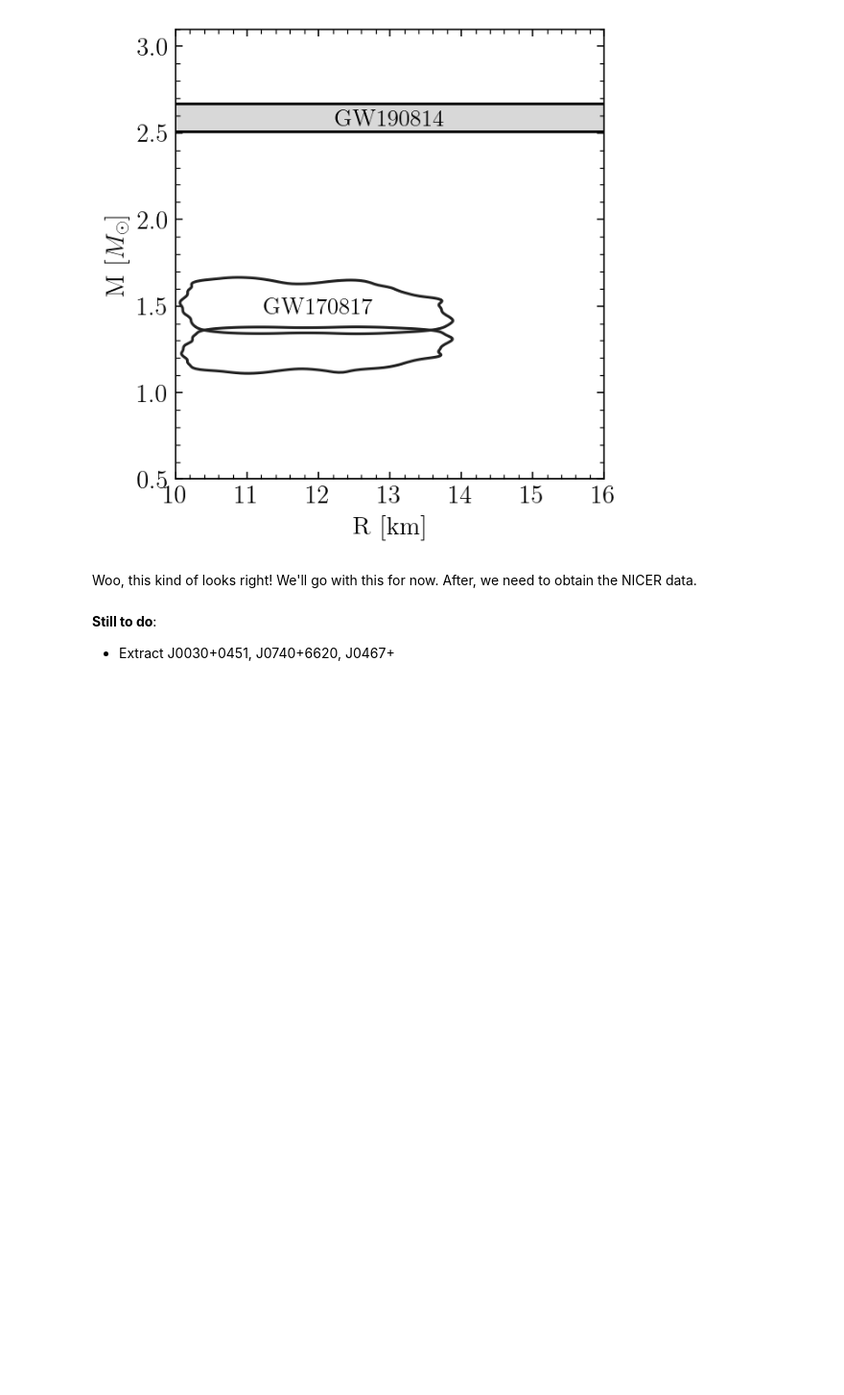
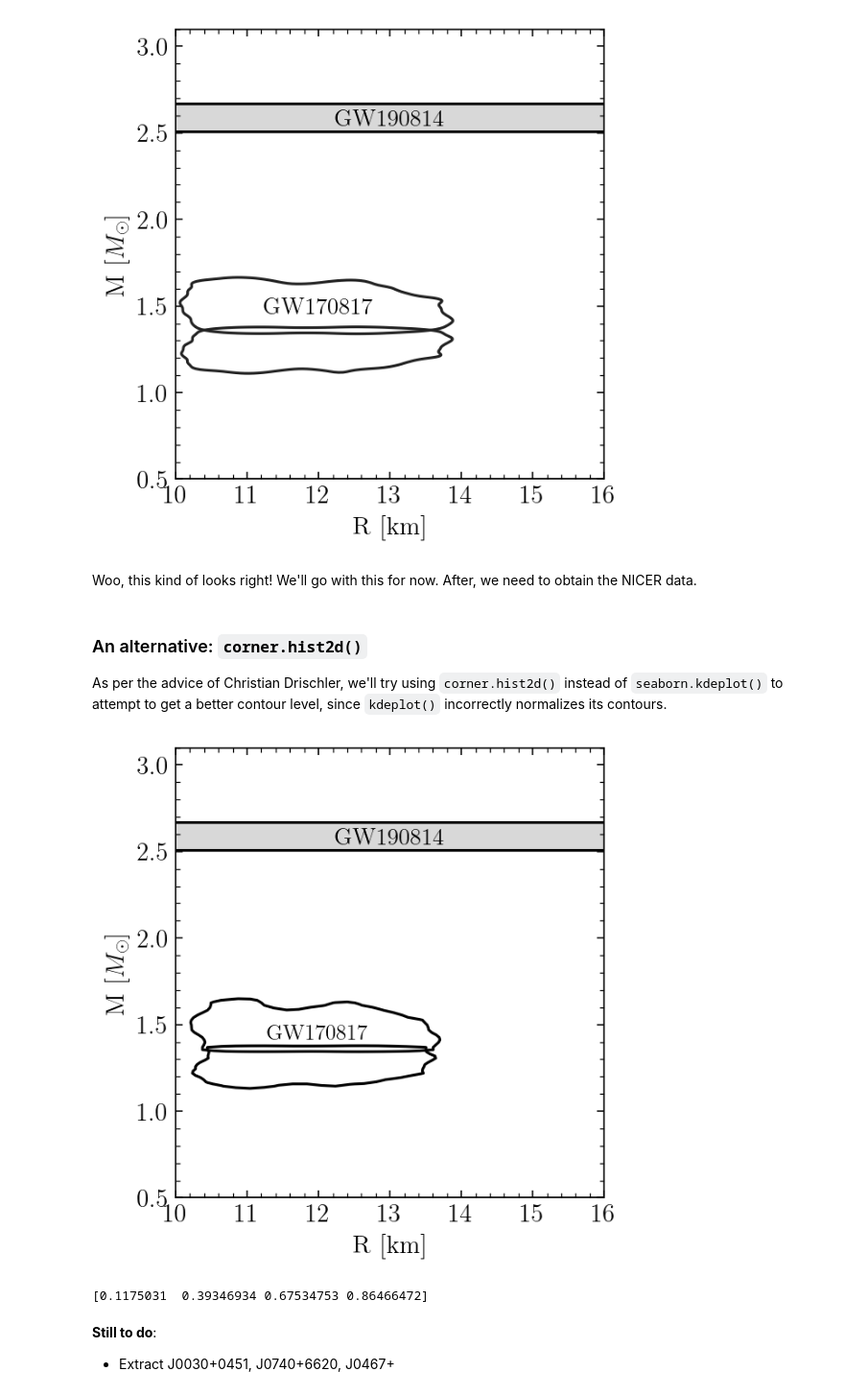
Before and after one commit to asemposki/neutron-rich-bmm, a Jupyter notebook: notebooks/Neutron_Star_Properties.ipynb, the cells around one changed output. Shown at 96% size. Cells and saved outputs as stored; diff of their text form; code cells hidden in the pictures; blank space fills up the shorter version.

```diff
--- a/notebooks/Neutron_Star_Properties.ipynb
+++ b/notebooks/Neutron_Star_Properties.ipynb
@@ -154,6 +154,54 @@ plt.show()
 [figure]
 # %% [markdown]
 Woo, this kind of looks right! We'll go with this for now. After, we need to obtain the NICER data.
+# %% [markdown]
+### An alternative: `corner.hist2d()`
+
+As per the advice of Christian Drischler, we'll try using `corner.hist2d()` instead of `seaborn.kdeplot()` to attempt to get a better contour level, since `kdeplot()` incorrectly normalizes its contours.
+# %%
+import corner as corner
+
+contourf_kwargs={'cmap': 'Pinks'}  # Fill color map with a light blue shade
+
+fig = plt.figure(figsize=(4,4), dpi=150)
+ax = plt.axes()
+corner.hist2d(x11, y11, bins=30, range=None, axes_scale=['linear', 'linear'], weights=None, \
+              levels=[0.9], smooth=1.1, ax=ax, color=None, quiet=False, plot_datapoints=False, \
+              plot_density=False, plot_contours=True, no_fill_contours=True, fill_contours=False, \
+              contour_kwargs=None, contourf_kwargs=None, data_kwargs=None, pcolor_kwargs=None, \
+              new_fig=True, force_range=False)
+corner.hist2d(x22, y22, bins=25, range=None, axes_scale=['linear', 'linear'], weights=None, \
+              levels=[0.9], smooth=0.9, ax=ax, color=None, quiet=False, plot_datapoints=False, \
+              plot_density=False, plot_contours=True, no_fill_contours=True, fill_contours=False, \
+              contour_kwargs=None, contourf_kwargs=None, data_kwargs=None, pcolor_kwargs=None, \
+              new_fig=True, force_range=False)
+# GW 190814
+fake_linspace = np.linspace(10.0, 16.0, 100)
+gw_lower = 2.51*np.ones(len(fake_linspace))
+gw_upper = 2.67*np.ones(len(fake_linspace))
+ax.fill_between(fake_linspace, gw_lower, gw_upper, alpha=0.3, color='grey')
+ax.axhline(y=2.51, color='k')
+ax.axhline(y=2.67, color='k')
+ax.text(13.0, 2.635, r'GW190814', ha='center', va='top', fontsize=13)
+ax.set_ylim(0.5,3.1)
+ax.set_xlim(10.0,16.0)
+# ax.xaxis.set_major_locator(MultipleLocator(0.25))
+ax.tick_params(right=True, top=True, which='both', labelsize=14)
+ax.yaxis.set_major_locator(MultipleLocator(0.5))
+ax.yaxis.set_minor_locator(AutoMinorLocator(5))
+ax.xaxis.set_major_locator(MultipleLocator(1))
+ax.xaxis.set_minor_locator(AutoMinorLocator(5))
+ax.set_xlabel(r'R [km]', fontsize=14)
+ax.set_ylabel(r'M [$M_{\odot}$]', fontsize=14)
+ax.text(12.0, 1.5, r'GW170817', ha='center', va='top', fontsize=12)
+plt.show()
+plt.show()
+# %% [output]
+[figure, added]
+# %%
+print(1.0 - np.exp(-0.5 * np.arange(0.5, 2.1, 0.5) ** 2))
+# %% [output]
+[0.1175031  0.39346934 0.67534753 0.86466472]
 # %% [markdown]
 __Still to do__:
 
```
Also changed, not shown: 3 other files.
